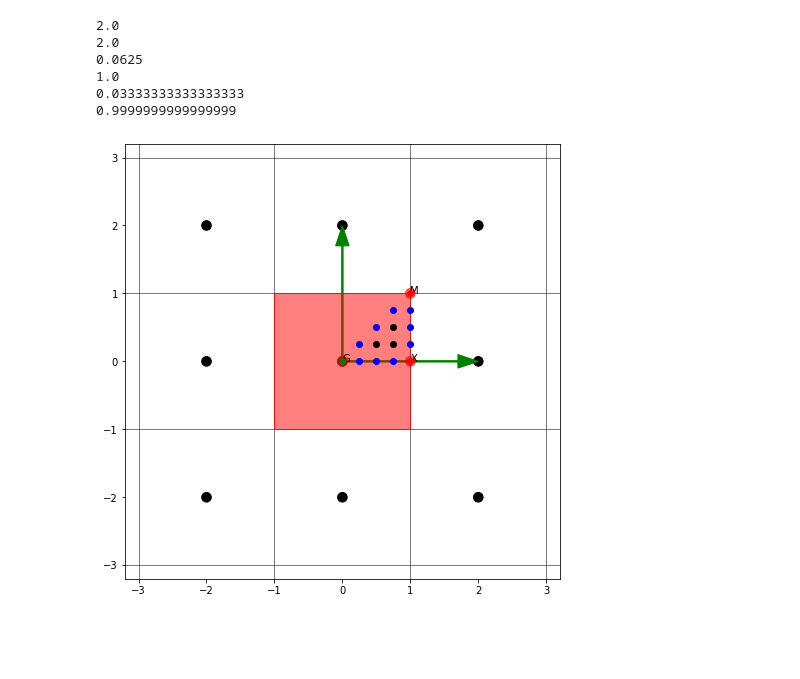
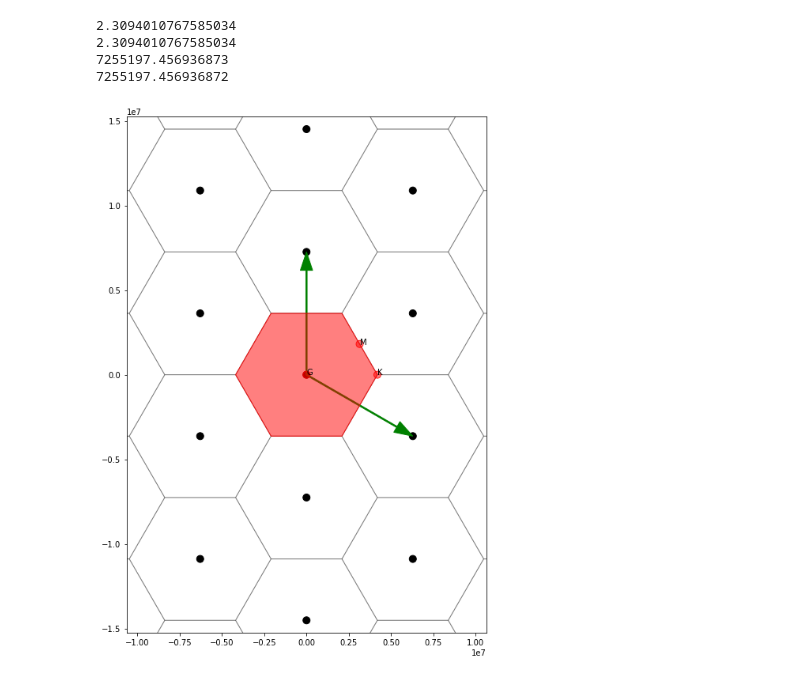
Before and after one commit to jcmwave/reciprocal, a Jupyter notebook: notebooks/test_kspace_integration.ipynb, the cells around one changed output. Saved outputs shown, nothing was run; the diff lists cells and outputs as text; code cells hidden in the pictures; blank space fills up the shorter version.

```diff
--- a/notebooks/test_kspace_integration.ipynb
+++ b/notebooks/test_kspace_integration.ipynb
@@ -1,61 +1,50 @@
 # %%
 import numpy as np
 from reciprocal.lattice import LatticeVectors, Lattice
 from reciprocal.canvas import Canvas
 from reciprocal.primitive import Primitive
 from reciprocal.kvector import KVectorGroup
 from reciprocal.kspace import KSpace
 import matplotlib.pyplot as plt
+import scipy.spatial
+from matplotlib.patches import Polygon, Circle
 #from matplotlib.patches import Circle
 #from matplotlib.backends.backend_pdf import PdfPages
 
-angle = 90.0
+angle = 60.0
 lat = Lattice(np.pi, np.pi, angle)
 rec_lat = lat.make_reciprocal()
+rec_lat.bzone.irreducible.make_sampling(constraint={'type':'n_points','value':12})
 print(rec_lat.vectors.length1)
 print(rec_lat.vectors.length2)
+"""
 fig, ax_1 = plt.subplots(1, 1, figsize= (12, 8))
 can = Canvas(ax=ax_1)
 can.plot_vectors(rec_lat)
 can.plot_lattice(rec_lat)
-#can.plot_primitive(rec_lat)
 can.plot_tesselation(rec_lat)
 can.plot_symmetry_points(rec_lat)
 can.plot_bzone(rec_lat)
-#can.plot_
-#can.plot_sampling(rec_lat.bzone.sampling)
-can.plot_sampling(rec_lat.bzone.irreducible.sampling)
-#print(rec_lat.bzone.sampling)
-real_area = rec_lat.bzone.area()
-#print(rec_lat.bzone.sampling.shape)
-density = rec_lat.bzone.area()/rec_lat.bzone.sampling.shape[0]
-print(density)
-area_1 = 0.0
-for sample_point in range(rec_lat.bzone.sampling.shape[0]):
-    area_1 += density
-print(area_1/real_area)
-#print(rec_lat.bzone.irreducible.sampling)
-
-def simplify_sampling(sampling_dict):
-    all_points = []
-    for value in sampling_dict.values():
-        for point in range(value.shape[0]):
-            all_points.append(value[point,:])
-    return np.array(all_points)
-
-all_points = simplify_sampling(rec_lat.bzone.irreducible.sampling)
-
-density2 = rec_lat.bzone.irreducible.area()/all_points.shape[0]
-print(density2)
-area_2 = 0.0
-for sample_point in range(all_points.shape[0]):
-    area_2 += density2*8.
-print(area_2/real_area)
+can.plot_sampling(rec_lat.bzone.irreducible.symmetric_sampling)
+"""
+#angle = 60.0
+lat2 = Lattice(1000e-9, 1000e-9, angle)
+rec_lat2 = lat2.make_reciprocal()
+rec_lat2.bzone.irreducible.make_sampling(constraint={'type':'n_points','value':12})
+print(rec_lat2.vectors.length1)
+print(rec_lat2.vectors.length2)
+fig2, ax_2 = plt.subplots(1, 1, figsize= (12, 12))
+can2 = Canvas(ax=ax_2)
+can2.plot_vectors(rec_lat2)
+can2.plot_lattice(rec_lat2)
+can2.plot_tesselation(rec_lat2)
+can2.plot_symmetry_points(rec_lat2)
+can2.plot_bzone(rec_lat2)
+#can2.plot_sampling(rec_lat2.bzone.irreducible.sampling)
+#can2.plot_sampling(rec_lat.bzone.sampling*(7255197.456936873/2.3094010767585034),color='grey')
 # %% [output]
-2.0
-2.0
-0.0625
-1.0
-0.03333333333333333
-0.9999999999999999
+2.3094010767585034
+2.3094010767585034
+7255197.456936873
+7255197.456936872
-[figure, old version]
+[figure, new version]
```
Also changed, not shown: parts of 9 cells of this notebook, 4 other files.
